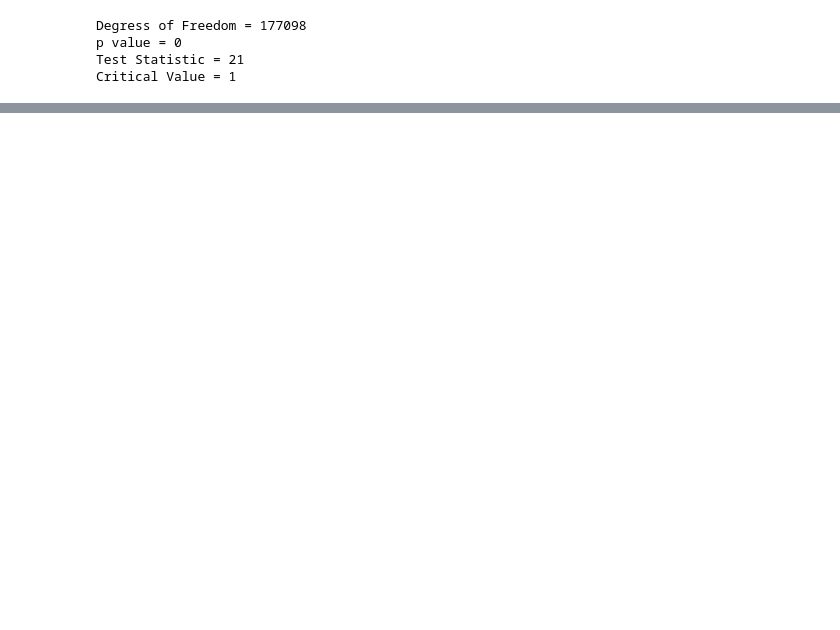
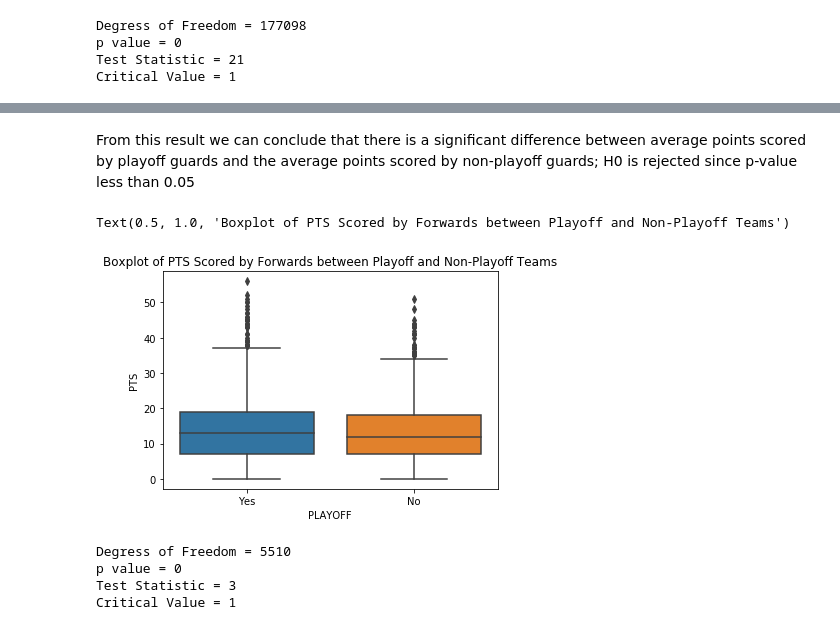
Before and after one commit to thabanenm/Capstone-Project-2, a Jupyter notebook: CapStone Project 2 - Inferential Statistics.ipynb, the cells around one changed output, grey strips where cells are left out. Cells and saved outputs as stored; diff of their text form; code cells hidden in the pictures; blank space fills up the shorter version.

```diff
--- a/CapStone Project 2 - Inferential Statistics.ipynb
+++ b/CapStone Project 2 - Inferential Statistics.ipynb
@@ -133,0 +274,22 @@ standings['SEASON'] = np.where(standings['SEASON_ID'] < 2000, standings['SEASON_
+# %% [markdown]
+From this result we can conclude that there is a significant difference between average points scored by playoff guards and the average points scored by non-playoff guards; H0 is rejected since p-value less than 0.05
+# %%
+box = sns.boxplot(x = "PLAYOFF", y="PTS", data=data2018.loc[data2018['START_POSITION'] == 'F'])
+plt.title("Boxplot of PTS Scored by Forwards between Playoff and Non-Playoff Teams")
+# %% [output]
+Text(0.5, 1.0, 'Boxplot of PTS Scored by Forwards between Playoff and Non-Playoff Teams')
+[figure, added]
+# %%
+# perform t-test on the points forwards scored by playoff teams vs the points scored by non playoff teams
+stat, p = stats.ttest_ind(playoffdata2018F['PTS'], nonplayoffdata2018F['PTS'], equal_var=False)
+dof = len(playoffdata2018F['PTS']) + len(nonplayoffdata2018F['PTS']) - 2
+critical = stats.t.ppf(0.95,dof)
+print('Degress of Freedom = %d' % dof)
+print('p value = %d' % p)
+print('Test Statistic = %d' % stat)
+print('Critical Value = %d' % critical)
+# %% [output]
+Degress of Freedom = 5510
+p value = 0
+Test Statistic = 3
+Critical Value = 1
```
Also changed, not shown: parts of 28 cells of this notebook, 1 other file.
